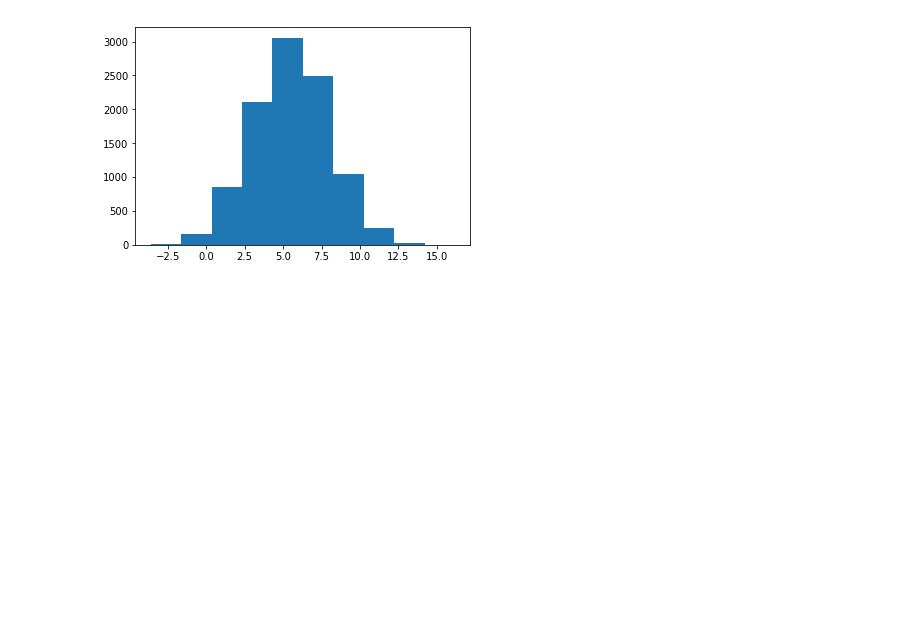
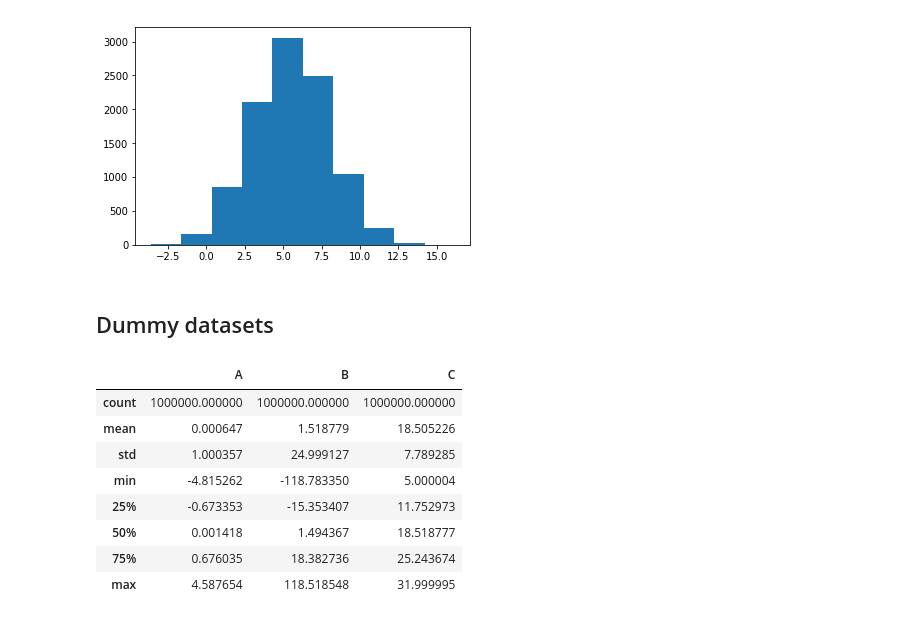
Before and after one commit to jasalazar/machine_learning_1, a Jupyter notebook: notebooks/Example_4 - Probability Distribution (or Density) Function.ipynb, the cells around one changed output. Drawn from its saved outputs; the diff is of its cells as text; code cells hidden in the pictures; blank space fills up the shorter version.

```diff
--- a/notebooks/Example_4 - Probability Distribution (or Density) Function.ipynb
+++ b/notebooks/Example_4 - Probability Distribution (or Density) Function.ipynb
@@ -59,3 +60,5 @@ plt.hist( data )
         16.17718711]),
  <a list of 10 Patch objects>)
 [figure]
+# %% [markdown]
+## Dummy datasets
@@ -61,0 +72,12 @@ plt.hist( data )
+# %%
+data.describe()
+# %% [output]
+|  | A | B | C |
+| count | 1000000.000000 | 1000000.000000 | 1000000.000000 |
+| mean | 0.000647 | 1.518779 | 18.505226 |
+| std | 1.000357 | 24.999127 | 7.789285 |
+| min | -4.815262 | -118.783350 | 5.000004 |
+| 25% | -0.673353 | -15.353407 | 11.752973 |
+| 50% | 0.001418 | 1.494367 | 18.518777 |
+| 75% | 0.676035 | 18.382736 | 25.243674 |
+| max | 4.587654 | 118.518548 | 31.999995 |
```
Also changed, not shown: parts of 3 cells of this notebook, 1 other file.
